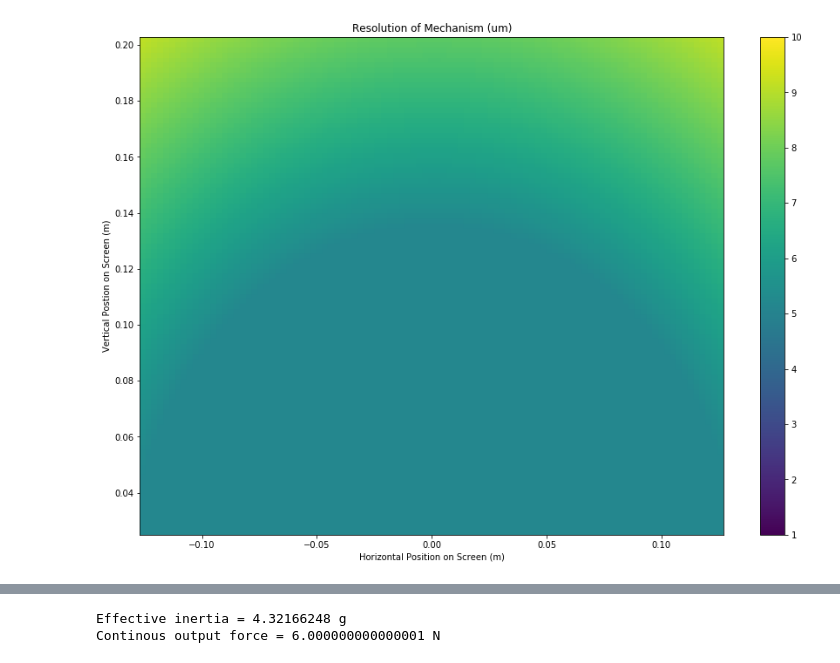
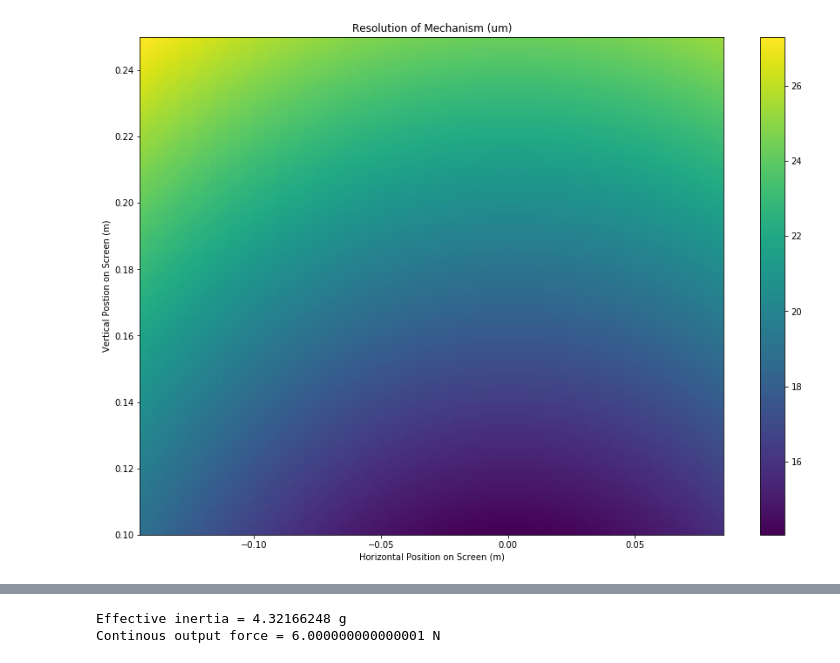
Before and after one commit to cmastoras/TabletCapstone, a Jupyter notebook: 2R_TOPOLOGY.ipynb, the cells around one changed output, grey strips where cells are left out. Saved outputs shown, nothing was run; the diff lists cells and outputs as text; code cells hidden in the pictures.

```diff
--- a/2R_TOPOLOGY.ipynb
+++ b/2R_TOPOLOGY.ipynb
@@ -11,5 +8,5 @@ Image('2R_Topology.png')
 # %%
-from math import atan, acos, sqrt
+from math import atan, acos, sqrt, sin, cos
 from numpy import pi
 
 def atan2(x, y):
@@ -35,6 +32,8 @@ def atan2(x, y):
     else:
         return -pi + atan(y_a/x_a)
 
+
+# Test cases for atan2()
 assert atan2(5, 5) == pi/4
 assert atan2(-5, 5) == 3*pi/4
 assert atan2(-5, -5) == -pi/4
@@ -60,6 +59,11 @@ def IK_2R(x, y, L1, L2):
     th2 = pi - beta
     return [th1, th2]
 
+
+def J_S(th1, th2, L1, L2):
+    return array([[-L1*sin(th1) - L2*sin(th1+th2), -L2*sin(th1+th2)],
+                  [ L1*cos(th1) + L2*cos(th1+th2),  L2*cos(th1+th2)]])
+
 assert IK_2R(0, 10, 5, 5) == [pi/2, 0]
 # %%
 ## System Parameters
@@ -118,36 +161,37 @@ plt.show(fig)
 # %%
-motor_torque = 0.6  # N-m
-gear_ratio = 10
+#
+# R E S O L U T I O N   C A L C U L A T I O N S
+#
 
-num_steps = 8192 # resolution of encoder
-step_angle = pi/num_steps/gear_ratio #rad
-
-res = np.zeros((num_y, num_x))
+res_data = zeros((num_y, num_x))
 
 for i in range(num_x):
     for j in range(num_y):
+        # Get x and y
+        x = x_locs[i]
+        y = y_locs[j]
         # Analytic Inverse Kinematics
-        thetalist = IK_2R(x_locs[i], y_locs[j], L1, L2)
-        # Calculate Jacobian Matrix
-        Jb = mr.JacobianBody(Blist, thetalist)
+        thetalist = IK_2R(x, y, L1, L2)
+        # Calculate 2X2 Jacobian Matrix
+        Js = J_S(thetalist[0], thetalist[1], L1, L2)
         # Find Twists from step in either joint
-        Vb1 = np.matmul(Jb, np.array([[step_angle], [0]]))
-        Vb2 = np.matmul(Jb, np.array([[0], [step_angle]]))
-        # Calculate euclidean distance as resolution
-        res1 = (Vb1[3]**2 + Vb1[4]**2)**0.5
-        res2 = (Vb2[3]**2 + Vb2[4]**2)**0.5
-        # Store as data
-        if res1 > res2: res[j,i] = res1*1000000
-        else: res[j,i] = res2*1000000
+        V1 = np.matmul(Js, np.array([[step_angle], [step_angle]]))
+        V2 = np.matmul(Js, np.array([[-step_angle], [-step_angle]]))
+        # Calculate corresponding distances
+        res1 = ( V1[0]**2 + V1[1]**2) ** 0.5
+        res2 = ( V2[0]**2 + V2[1]**2) ** 0.5
 
-import matplotlib.pyplot as plt
+        # Store resolution
+        if res1 > res2: res_data[j,i] = res1 * 1000000
+        else: res_data[j,i] = res2 * 1000000
+
 fig = plt.figure()
-plt.pcolormesh(x_locs, y_locs, res, vmin=1, vmax=10)
+plt.pcolormesh(x_locs, y_locs, res_data)
 plt.colorbar()
 plt.gcf().set_size_inches(15, 10.5)
 plt.title('Resolution of Mechanism (um)')
 plt.xlabel('Horizontal Position on Screen (m)')
 plt.ylabel('Vertical Postion on Screen (m)')
 plt.show(fig)
 # %% [output]
-[figure, old version]
+[figure, new version]
```
Also changed, not shown: parts of 10 cells of this notebook, 3 other files.
